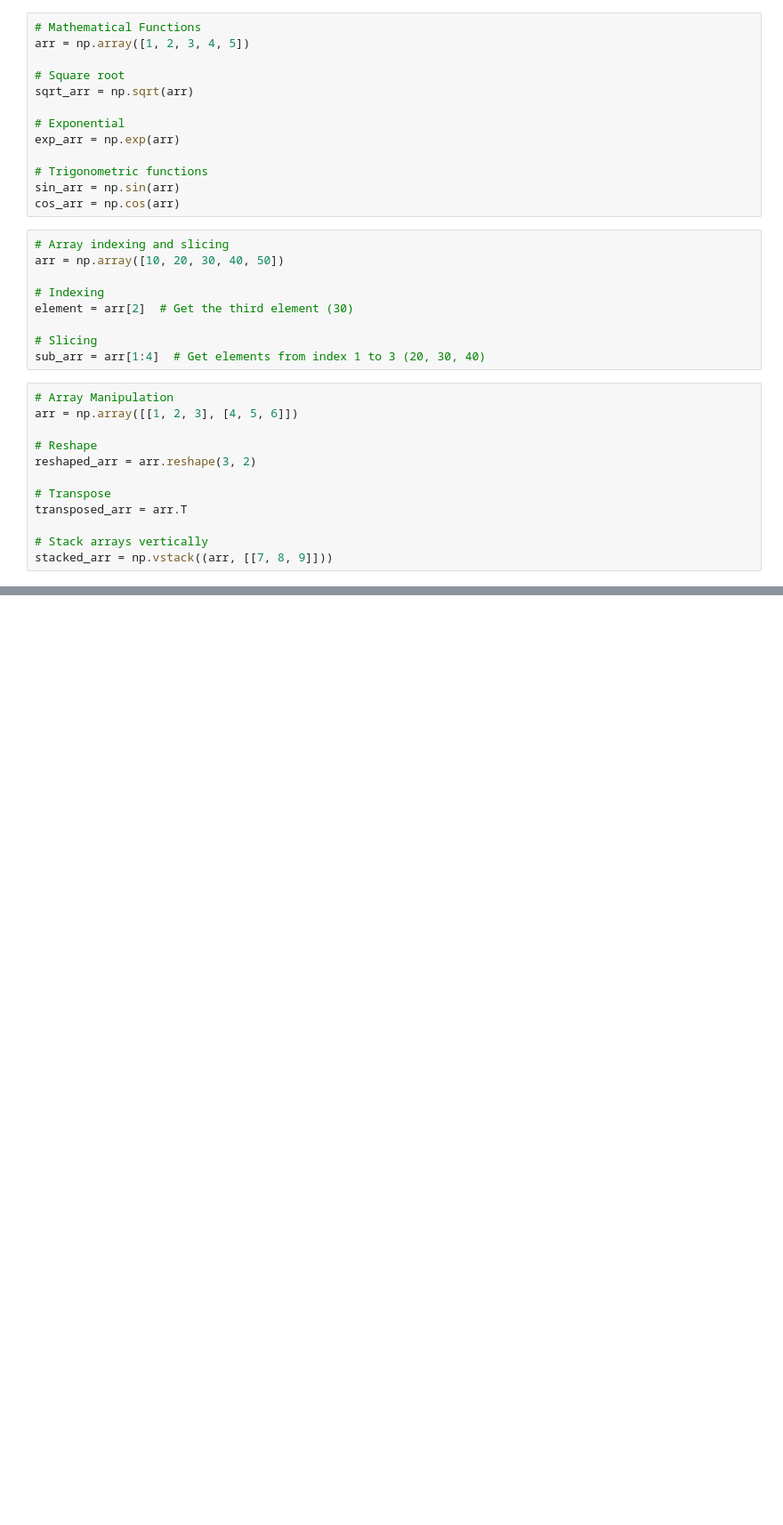
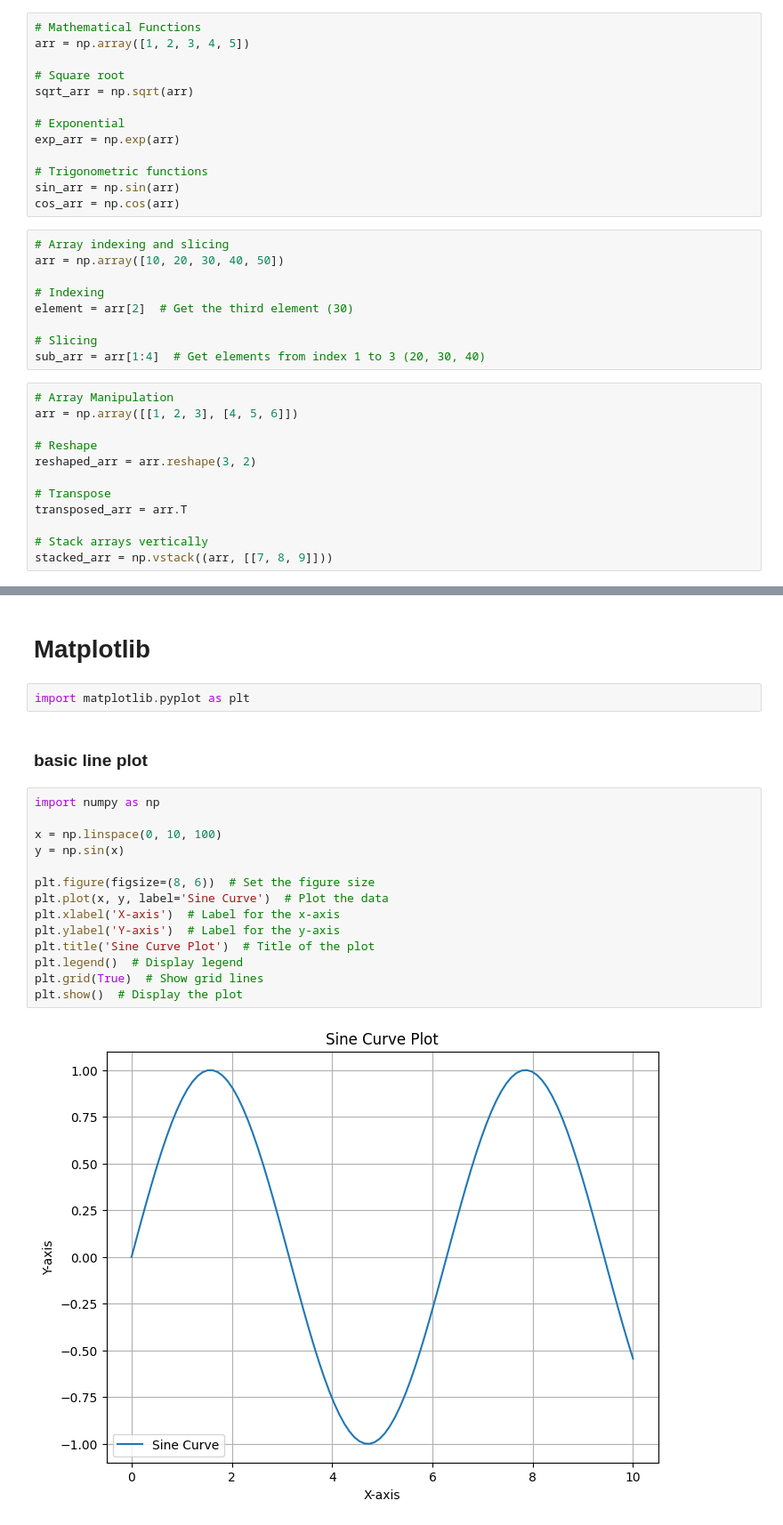
Before and after one commit to Desmondonam/Human_Resource_Analytics_Python, a Jupyter notebook: libraries.ipynb, the cells around one changed output, grey strips where cells are left out. Shown at 89% size. Saved outputs shown, nothing was run; the diff lists cells and outputs as text; blank space fills up the shorter version.

```diff
--- a/libraries.ipynb
+++ b/libraries.ipynb
@@ -124,0 +248,22 @@ stacked_arr = np.vstack((arr, [[7, 8, 9]]))
+# %% [markdown]
+# Matplotlib
+# %%
+import matplotlib.pyplot as plt
+# %% [markdown]
+### basic line plot
+# %%
+import numpy as np
+
+x = np.linspace(0, 10, 100)
+y = np.sin(x)
+
+plt.figure(figsize=(8, 6))  # Set the figure size
+plt.plot(x, y, label='Sine Curve')  # Plot the data
+plt.xlabel('X-axis')  # Label for the x-axis
+plt.ylabel('Y-axis')  # Label for the y-axis
+plt.title('Sine Curve Plot')  # Title of the plot
+plt.legend()  # Display legend
+plt.grid(True)  # Show grid lines
+plt.show()  # Display the plot
+# %% [output]
+[figure, added]
```
Also changed, not shown: parts of 21 cells of this notebook.
